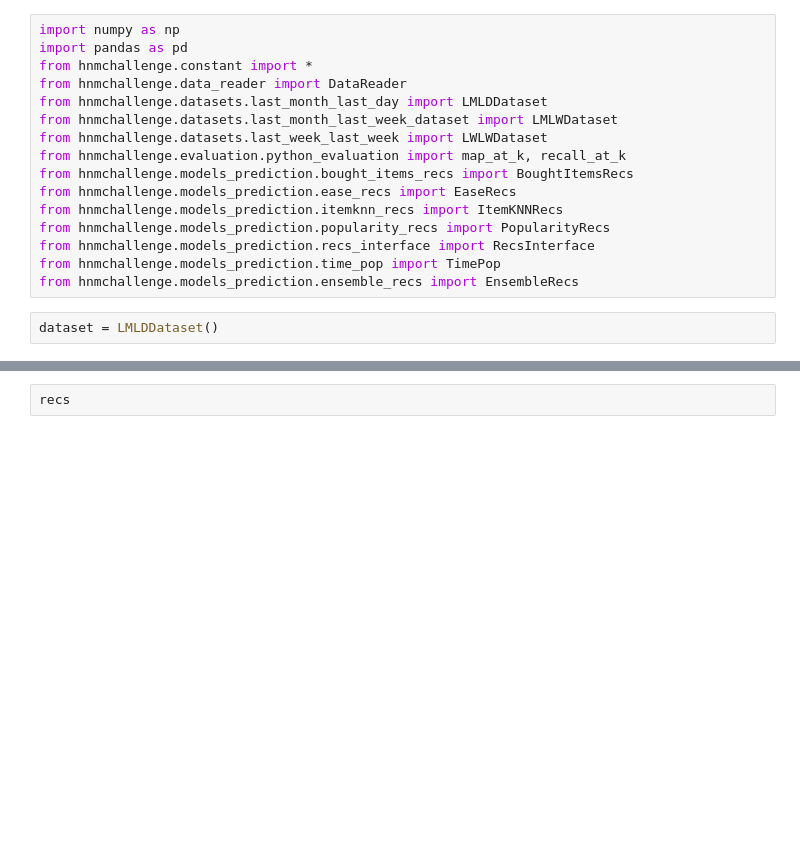
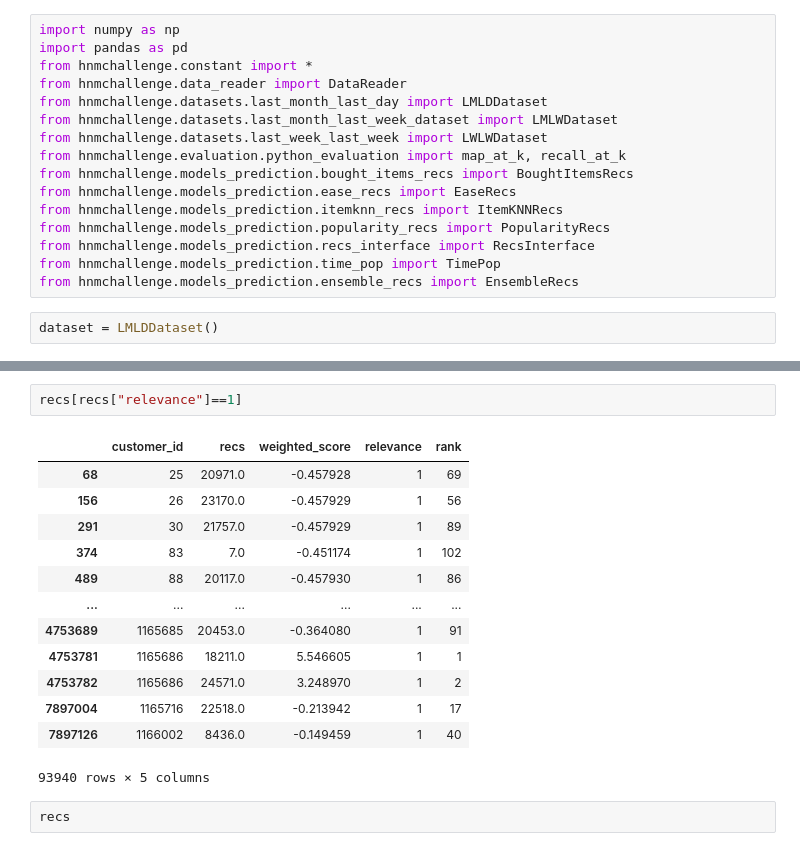
Before and after one commit to damicoedoardo/HnMChallenge, a Jupyter notebook: hnmchallenge/data_analysis/ensemble_score_rank.ipynb, the cells around one changed output, grey strips where cells are left out. Saved outputs shown, nothing was run; the diff lists cells and outputs as text; blank space fills up the shorter version.

```diff
--- a/hnmchallenge/data_analysis/ensemble_score_rank.ipynb
+++ b/hnmchallenge/data_analysis/ensemble_score_rank.ipynb
@@ -55,3 +92,19 @@ recs=recs_df
+# %%
+recs[recs["relevance"]==1]
+# %% [output]
+|  | customer_id | recs | weighted_score | relevance | rank |
+| 68 | 25 | 20971.0 | -0.457928 | 1 | 69 |
+| 156 | 26 | 23170.0 | -0.457929 | 1 | 56 |
+| 291 | 30 | 21757.0 | -0.457929 | 1 | 89 |
+| 374 | 83 | 7.0 | -0.451174 | 1 | 102 |
+| 489 | 88 | 20117.0 | -0.457930 | 1 | 86 |
+| ... | ... | ... | ... | ... | ... |
+| 4753689 | 1165685 | 20453.0 | -0.364080 | 1 | 91 |
+| 4753781 | 1165686 | 18211.0 | 5.546605 | 1 | 1 |
+| 4753782 | 1165686 | 24571.0 | 3.248970 | 1 | 2 |
+| 7897004 | 1165716 | 22518.0 | -0.213942 | 1 | 17 |
+| 7897126 | 1166002 | 8436.0 | -0.149459 | 1 | 40 |
+93940 rows × 5 columns
 # %%
 recs
 # %% [output]
```
Also changed, not shown: parts of 4 cells of this notebook, 9 other files.
